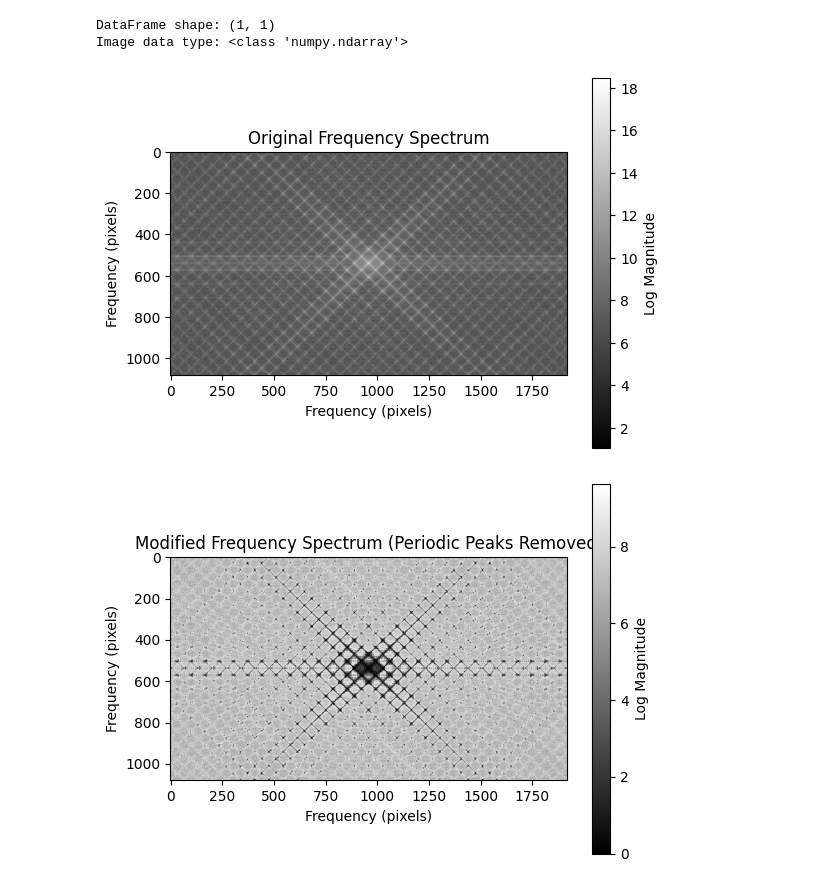
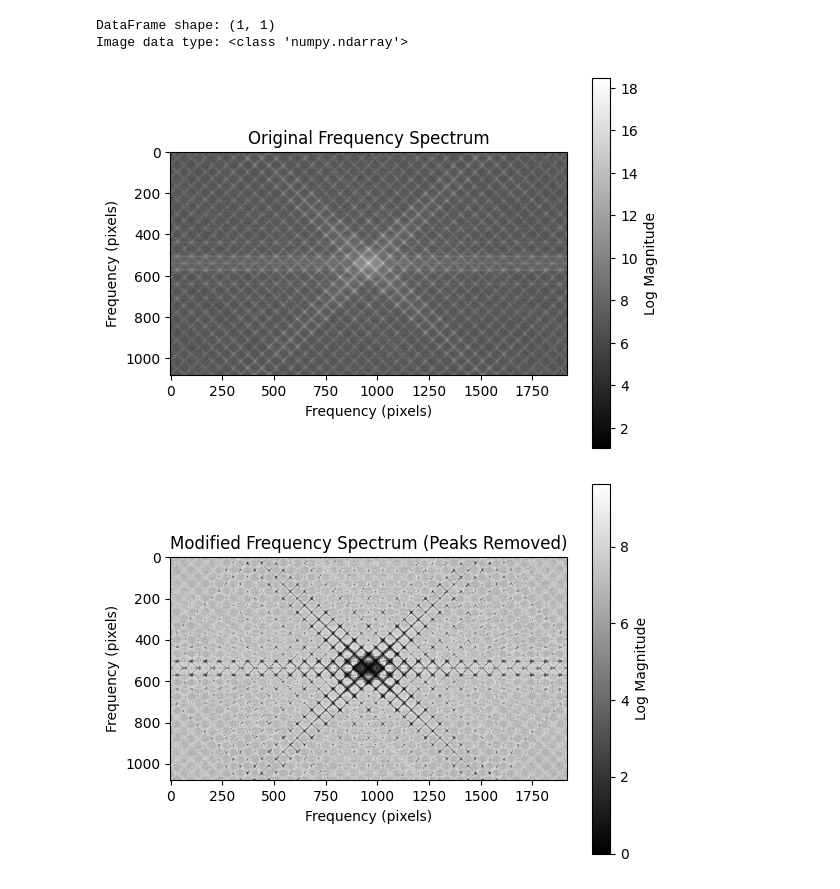
Before and after one commit to ubsuny/CP1-24-HW6, a Jupyter notebook: data_presentation.ipynb, the cells around one changed output. Drawn from its saved outputs; the diff is of its cells as text; code cells hidden in the pictures.

Commit message:
changed plot titles

```diff
--- a/data_presentation.ipynb
+++ b/data_presentation.ipynb
@@ -70,32 +70,32 @@ else:
 fft_result = twod_fft_mag(gray_image)
 
 # Shift the zero-frequency component to the center using shift_fft
 shifted_fft_result = shift_fft(pd.DataFrame(fft_result))
 
 # Apply periodic_erase to remove periodic peaks
 erased_fft_result = periodic_erase(shifted_fft_result)
 
 # Calculate the frequency spectrum before and after erasing
 original_magnitude_spectrum = np.abs(shifted_fft_result)
 erased_magnitude_spectrum = np.abs(erased_fft_result)
 
 # Plot the original frequency spectrum
 plt.imshow(np.log(original_magnitude_spectrum + 1), cmap='gray') # Log spectrum
 plt.colorbar(label='Log Magnitude')
 plt.title("Original Frequency Spectrum")
 plt.xlabel("Frequency (pixels)")
 plt.ylabel("Frequency (pixels)")
 plt.show()
 
 # Plot the modified frequency spectrum after erasing periodic components
 plt.imshow(np.log(erased_magnitude_spectrum + 1), cmap='gray')
 plt.colorbar(label='Log Magnitude')
-plt.title("Modified Frequency Spectrum (Periodic Peaks Removed)")
+plt.title("Modified Frequency Spectrum (Peaks Removed)")
 plt.xlabel("Frequency (pixels)")
 plt.ylabel("Frequency (pixels)")
 plt.show()
 # %% [output]
 DataFrame shape: (1, 1)
 Image data type: <class 'numpy.ndarray'>
 [figure]
-[figure, old version]
+[figure, new version]
```
